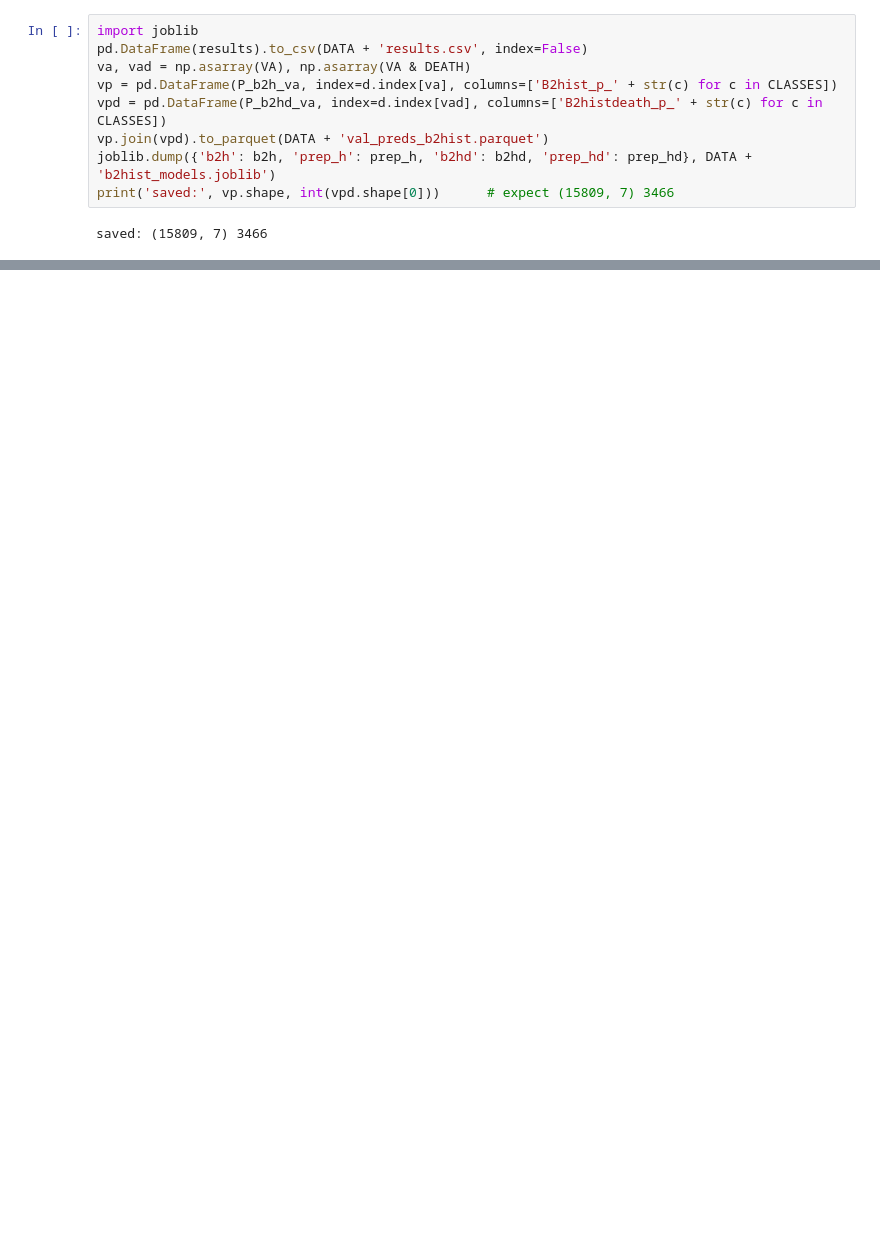
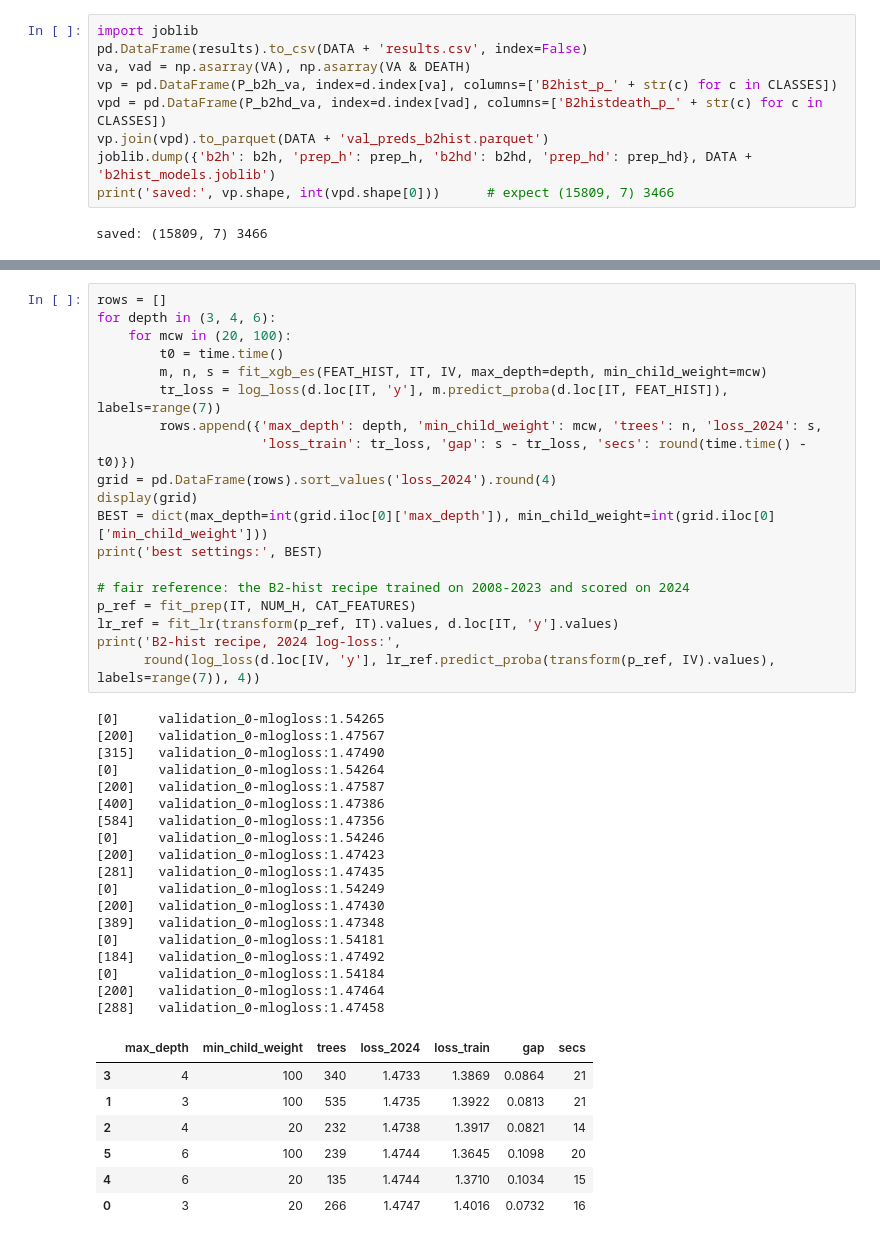
Before and after one commit to arjunnamburi/ml_death_overs_ipl, a Jupyter notebook: notebooks/models.ipynb, the cells around one changed output, grey strips where cells are left out. Drawn from its saved outputs; the diff is of its cells as text; blank space fills up the shorter version.

```diff
--- a/notebooks/models.ipynb
+++ b/notebooks/models.ipynb
@@ -1240,0 +1290,45 @@ display(pd.DataFrame(rows).round(4))
+# %%
+rows = []
+for depth in (3, 4, 6):
+    for mcw in (20, 100):
+        t0 = time.time()
+        m, n, s = fit_xgb_es(FEAT_HIST, IT, IV, max_depth=depth, min_child_weight=mcw)
+        tr_loss = log_loss(d.loc[IT, 'y'], m.predict_proba(d.loc[IT, FEAT_HIST]), labels=range(7))
+        rows.append({'max_depth': depth, 'min_child_weight': mcw, 'trees': n, 'loss_2024': s,
+                     'loss_train': tr_loss, 'gap': s - tr_loss, 'secs': round(time.time() - t0)})
+grid = pd.DataFrame(rows).sort_values('loss_2024').round(4)
+display(grid)
+BEST = dict(max_depth=int(grid.iloc[0]['max_depth']), min_child_weight=int(grid.iloc[0]['min_child_weight']))
+print('best settings:', BEST)
+
+# fair reference: the B2-hist recipe trained on 2008-2023 and scored on 2024
+p_ref = fit_prep(IT, NUM_H, CAT_FEATURES)
+lr_ref = fit_lr(transform(p_ref, IT).values, d.loc[IT, 'y'].values)
+print('B2-hist recipe, 2024 log-loss:',
+      round(log_loss(d.loc[IV, 'y'], lr_ref.predict_proba(transform(p_ref, IV).values), labels=range(7)), 4))
+# %% [output]
+[0]     validation_0-mlogloss:1.54265
+[200]   validation_0-mlogloss:1.47567
+[315]   validation_0-mlogloss:1.47490
+[0]     validation_0-mlogloss:1.54264
+[200]   validation_0-mlogloss:1.47587
+[400]   validation_0-mlogloss:1.47386
+[584]   validation_0-mlogloss:1.47356
+[0]     validation_0-mlogloss:1.54246
+[200]   validation_0-mlogloss:1.47423
+[281]   validation_0-mlogloss:1.47435
+[0]     validation_0-mlogloss:1.54249
+[200]   validation_0-mlogloss:1.47430
+[389]   validation_0-mlogloss:1.47348
+[0]     validation_0-mlogloss:1.54181
+[184]   validation_0-mlogloss:1.47492
+[0]     validation_0-mlogloss:1.54184
+[200]   validation_0-mlogloss:1.47464
+[288]   validation_0-mlogloss:1.47458
+|  | max_depth | min_child_weight | trees | loss_2024 | loss_train | gap | secs |
+| 3 | 4 | 100 | 340 | 1.4733 | 1.3869 | 0.0864 | 21 |
+| 1 | 3 | 100 | 535 | 1.4735 | 1.3922 | 0.0813 | 21 |
+| 2 | 4 | 20 | 232 | 1.4738 | 1.3917 | 0.0821 | 14 |
+| 5 | 6 | 100 | 239 | 1.4744 | 1.3645 | 0.1098 | 20 |
+| 4 | 6 | 20 | 135 | 1.4744 | 1.3710 | 0.1034 | 15 |
+| 0 | 3 | 20 | 266 | 1.4747 | 1.4016 | 0.0732 | 16 |
```
Also changed, not shown: parts of 26 cells of this notebook.
